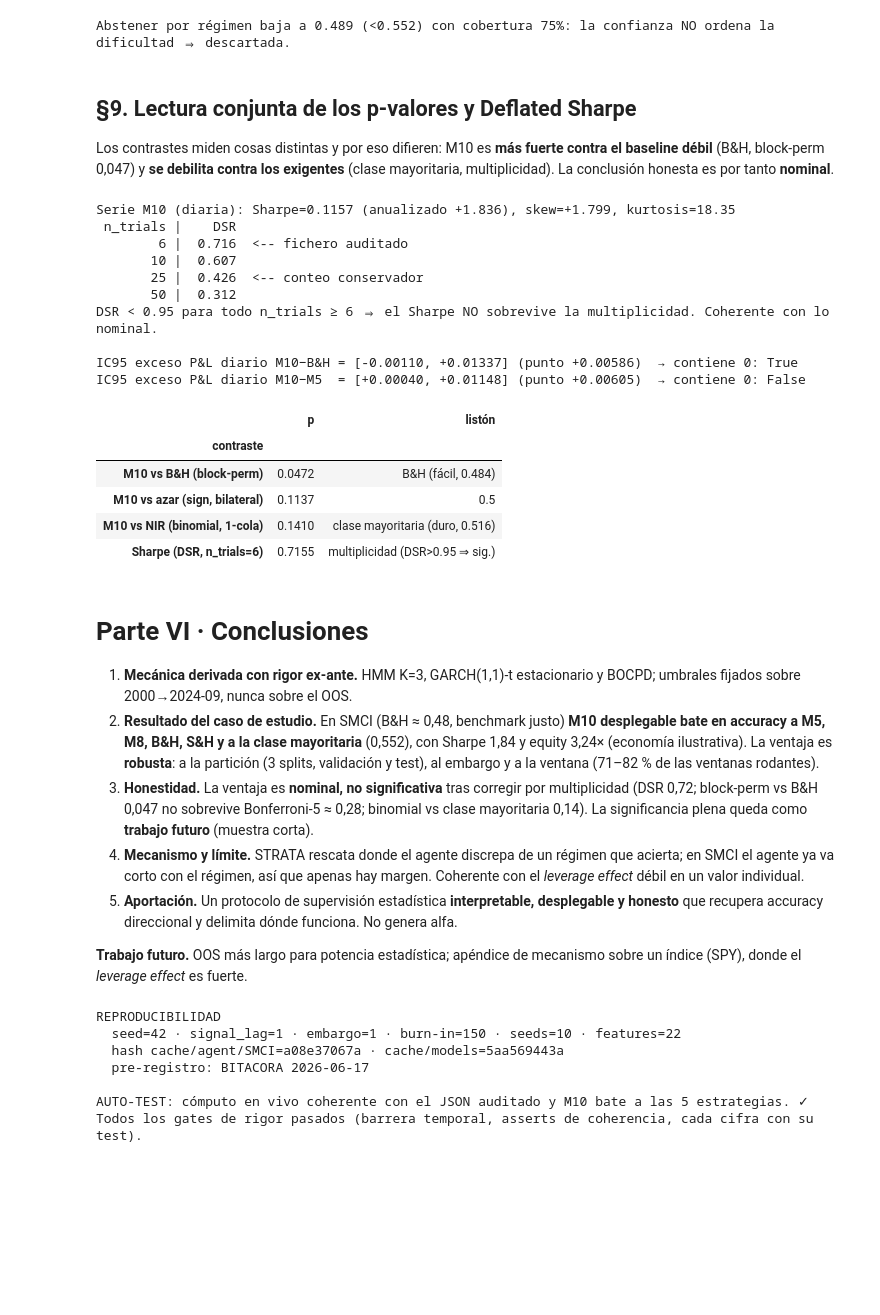
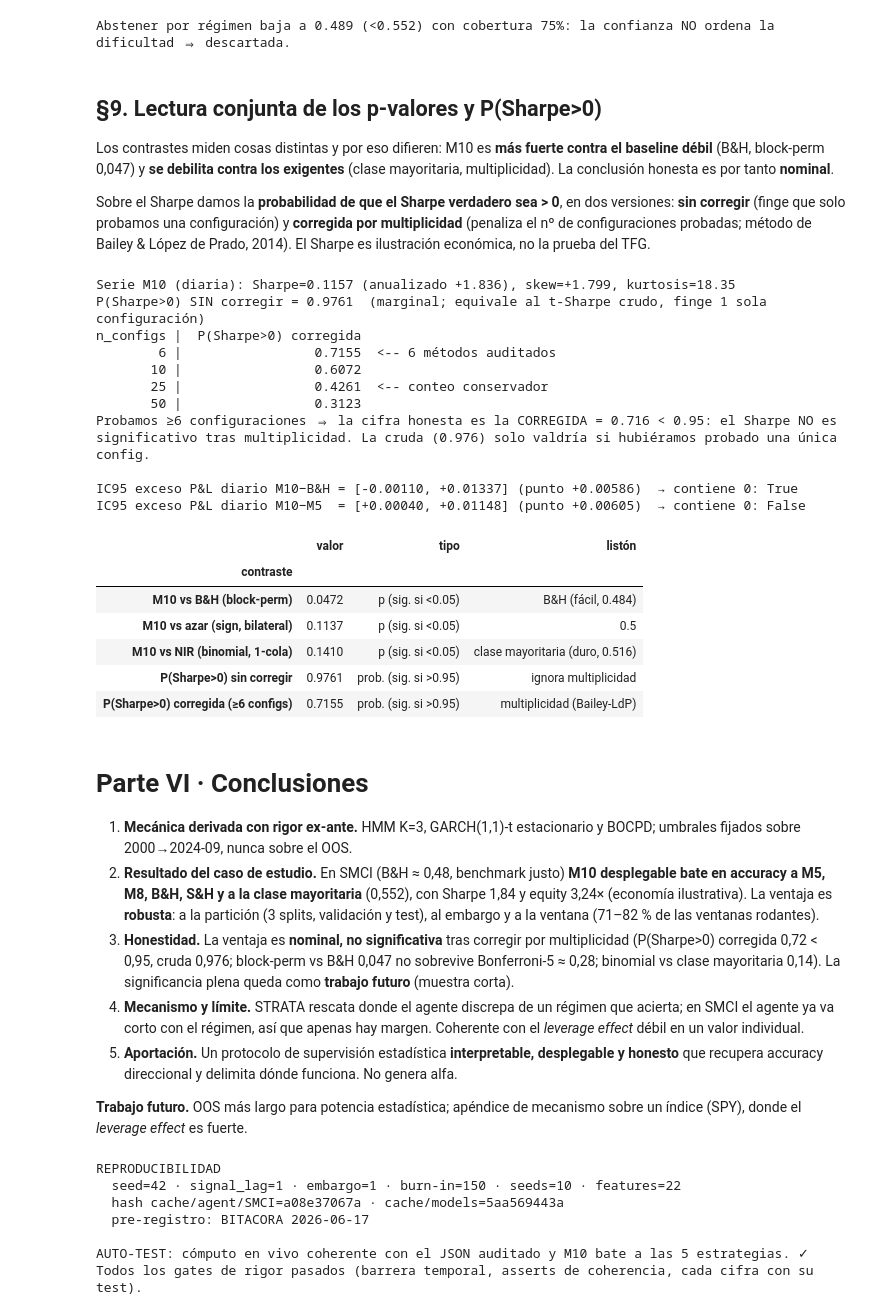
Before and after one commit to RaquelGarciah/Real-time-statistical-supervision-of-an-AI-trading-agent, a Jupyter notebook: notebooks/STRATA_SMCI.ipynb, the cells around one changed output. Drawn from its saved outputs; the diff is of its cells as text; code cells hidden in the pictures; blank space fills up the shorter version.

```diff
--- a/notebooks/STRATA_SMCI.ipynb
+++ b/notebooks/STRATA_SMCI.ipynb
@@ -938,59 +938,71 @@ print("Abstener por régimen baja a 0.489 (<0.552) con cobertura 75%: la confian
 [figure]
 Abstener por régimen baja a 0.489 (<0.552) con cobertura 75%: la confianza NO ordena la dificultad ⇒ descartada.
 # %% [markdown]
-## §9. Lectura conjunta de los p-valores y Deflated Sharpe
+## §9. Lectura conjunta de los p-valores y P(Sharpe>0)
 
 Los contrastes miden cosas distintas y por eso difieren: M10 es **más fuerte contra el baseline débil** (B&H,
 block-perm 0,047) y **se debilita contra los exigentes** (clase mayoritaria, multiplicidad). La conclusión
 honesta es por tanto **nominal**.
+
+Sobre el Sharpe damos la **probabilidad de que el Sharpe verdadero sea > 0**, en dos versiones: **sin corregir**
+(finge que solo probamos una configuración) y **corregida por multiplicidad** (penaliza el nº de configuraciones
+probadas; método de Bailey & López de Prado, 2014). El Sharpe es ilustración económica, no la prueba del TFG.
 # %%
-# --- Deflated Sharpe: la fórmula (Bailey & LdP 2014) usa SE=1/sqrt(T-1) → Sharpe POR OBSERVACIÓN (diario) ---
-from scipy.stats import skew as _sk, kurtosis as _ku
+# --- P(Sharpe verdadero > 0): cruda (sin multiplicidad) y corregida por nº de configuraciones probadas ---
+# La fórmula usa SE=1/sqrt(T-1) ⇒ Sharpe POR OBSERVACIÓN (diario, no anualizado).
+from scipy.stats import skew as _sk, kurtosis as _ku, norm as _norm
 nr10 = NR["M10"]; nr10 = nr10[~np.isnan(nr10)]
-sr_d = float(nr10.mean() / nr10.std(ddof=1))          # Sharpe DIARIO (no anualizar dentro del DSR)
+sr_d = float(nr10.mean() / nr10.std(ddof=1))          # Sharpe diario
 sk, ku = float(_sk(nr10)), float(_ku(nr10, fisher=False))
-# n_trials = nº de CONFIGURACIONES entre las que se SELECCIONÓ (no las 10 semillas, que se promedian).
-#   n_trials=6 = los 6 métodos avanzados del fichero auditado (→ DSR≈0.72, coincide con m10_smci_advanced.json);
-#   un conteo más conservador (deep 5 + avanzados 8 + embargo 6 + splits 3 ≈ 25) deflacta aún más.
+den = float(np.sqrt(1 - sk * sr_d + (ku - 1) / 4 * sr_d**2))
+p_raw = float(_norm.cdf(sr_d * np.sqrt(len(nr10) - 1) / den))     # SIN corregir multiplicidad
+# Corregida: n_configs = nº de configuraciones entre las que se seleccionó (NO las 10 semillas, que se promedian).
+#   6 = los métodos del fichero auditado m10_smci_advanced.json; ~25 contando deep+embargo+splits.
 print(f"Serie M10 (diaria): Sharpe={sr_d:.4f} (anualizado {sr_d*ANN:+.3f}), skew={sk:+.3f}, kurtosis={ku:.2f}")
-print(f"{'n_trials':>9} | {'DSR':>6}")
+print(f"P(Sharpe>0) SIN corregir = {p_raw:.4f}  (marginal; equivale al t-Sharpe crudo, finge 1 sola configuración)")
+print(f"{'n_configs':>9} | {'P(Sharpe>0) corregida':>22}")
 for nt in (6, 10, 25, 50):
-    dsr = deflated_sharpe(sr_d, nt, len(nr10), sk, ku)
-    tag = "  <-- fichero auditado" if nt == 6 else ("  <-- conteo conservador" if nt == 25 else "")
-    print(f"{nt:>9} | {dsr:>6.3f}{tag}")
-dsr6 = deflated_sharpe(sr_d, 6, len(nr10), sk, ku)
-print(f"DSR < 0.95 para todo n_trials ≥ 6 ⇒ el Sharpe NO sobrevive la multiplicidad. Coherente con lo nominal.")
+    p = deflated_sharpe(sr_d, nt, len(nr10), sk, ku)
+    tag = "  <-- 6 métodos auditados" if nt == 6 else ("  <-- conteo conservador" if nt == 25 else "")
+    print(f"{nt:>9} | {p:>22.4f}{tag}")
+p_sh_adj = deflated_sharpe(sr_d, 6, len(nr10), sk, ku)
+print(f"Probamos ≥6 configuraciones ⇒ la cifra honesta es la CORREGIDA = {p_sh_adj:.3f} < 0.95: el Sharpe NO es")
+print(f"significativo tras multiplicidad. La cruda ({p_raw:.3f}) solo valdría si hubiéramos probado una única config.")
 
 # IC95 del exceso de P&L diario (bootstrap estacionario, Politis-Romano): contiene 0 ⇒ ventaja económica nominal.
 lo_bh, hi_bh, pe_bh = stationary_bootstrap_ci(nr10 - NR["B&H"], np.mean, n=2000, seed=config.SEED)
 lo_m5, hi_m5, pe_m5 = stationary_bootstrap_ci(nr10 - NR["M5"], np.mean, n=2000, seed=config.SEED)
 print(f"\nIC95 exceso P&L diario M10−B&H = [{lo_bh:+.5f}, {hi_bh:+.5f}] (punto {pe_bh:+.5f})  → contiene 0: {lo_bh < 0 < hi_bh}")
 print(f"IC95 exceso P&L diario M10−M5  = [{lo_m5:+.5f}, {hi_m5:+.5f}] (punto {pe_m5:+.5f})  → contiene 0: {lo_m5 < 0 < hi_m5}")
 
 resumen_p = pd.DataFrame([
-    {"contraste": "M10 vs B&H (block-perm)", "p": round(p_bp_bh, 4), "listón": "B&H (fácil, 0.484)"},
-    {"contraste": "M10 vs azar (sign, bilateral)", "p": round(p_sign, 4), "listón": "0.5"},
-    {"contraste": "M10 vs NIR (binomial, 1-cola)", "p": round(p_nir, 4), "listón": "clase mayoritaria (duro, 0.516)"},
-    {"contraste": "Sharpe (DSR, n_trials=6)", "p": round(dsr6, 4), "listón": "multiplicidad (DSR>0.95 ⇒ sig.)"},
+    {"contraste": "M10 vs B&H (block-perm)", "valor": round(p_bp_bh, 4), "tipo": "p (sig. si <0.05)", "listón": "B&H (fácil, 0.484)"},
+    {"contraste": "M10 vs azar (sign, bilateral)", "valor": round(p_sign, 4), "tipo": "p (sig. si <0.05)", "listón": "0.5"},
+    {"contraste": "M10 vs NIR (binomial, 1-cola)", "valor": round(p_nir, 4), "tipo": "p (sig. si <0.05)", "listón": "clase mayoritaria (duro, 0.516)"},
+    {"contraste": "P(Sharpe>0) sin corregir", "valor": round(p_raw, 4), "tipo": "prob. (sig. si >0.95)", "listón": "ignora multiplicidad"},
+    {"contraste": "P(Sharpe>0) corregida (≥6 configs)", "valor": round(p_sh_adj, 4), "tipo": "prob. (sig. si >0.95)", "listón": "multiplicidad (Bailey-LdP)"},
 ]).set_index("contraste")
 resumen_p
 # %% [output]
 Serie M10 (diaria): Sharpe=0.1157 (anualizado +1.836), skew=+1.799, kurtosis=18.35
- n_trials |    DSR
-        6 |  0.716  <-- fichero auditado
-       10 |  0.607
-       25 |  0.426  <-- conteo conservador
-       50 |  0.312
-DSR < 0.95 para todo n_trials ≥ 6 ⇒ el Sharpe NO sobrevive la multiplicidad. Coherente con lo nominal.
+P(Sharpe>0) SIN corregir = 0.9761  (marginal; equivale al t-Sharpe crudo, finge 1 sola configuración)
+n_configs |  P(Sharpe>0) corregida
+        6 |                 0.7155  <-- 6 métodos auditados
+       10 |                 0.6072
+       25 |                 0.4261  <-- conteo conservador
+       50 |                 0.3123
+Probamos ≥6 configuraciones ⇒ la cifra honesta es la CORREGIDA = 0.716 < 0.95: el Sharpe NO es
+significativo tras multiplicidad. La cruda (0.976) solo valdría si hubiéramos probado una única config.
 
 IC95 exceso P&L diario M10−B&H = [-0.00110, +0.01337] (punto +0.00586)  → contiene 0: True
 IC95 exceso P&L diario M10−M5  = [+0.00040, +0.01148] (punto +0.00605)  → contiene 0: False
-|  | p | listón |
-| contraste |  |  |
-| M10 vs B&H (block-perm) | 0.0472 | B&H (fácil, 0.484) |
-| M10 vs azar (sign, bilateral) | 0.1137 | 0.5 |
-| M10 vs NIR (binomial, 1-cola) | 0.1410 | clase mayoritaria (duro, 0.516) |
-| Sharpe (DSR, n_trials=6) | 0.7155 | multiplicidad (DSR>0.95 ⇒ sig.) |
+|  | valor | tipo | listón |
+| contraste |  |  |  |
+| M10 vs B&H (block-perm) | 0.0472 | p (sig. si <0.05) | B&H (fácil, 0.484) |
+| M10 vs azar (sign, bilateral) | 0.1137 | p (sig. si <0.05) | 0.5 |
+| M10 vs NIR (binomial, 1-cola) | 0.1410 | p (sig. si <0.05) | clase mayoritaria (duro, 0.516) |
+| P(Sharpe>0) sin corregir | 0.9761 | prob. (sig. si >0.95) | ignora multiplicidad |
+| P(Sharpe>0) corregida (≥6 configs) | 0.7155 | prob. (sig. si >0.95) | multiplicidad (Bailey-LdP) |
 # %% [markdown]
 # Parte VI · Conclusiones
 
@@ -1000,8 +1012,9 @@ IC95 exceso P&L diario M10−M5  = [+0.00040, +0.01148] (punto +0.00605)  → co
    a M5, M8, B&H, S&H y a la clase mayoritaria** (0,552), con Sharpe 1,84 y equity 3,24× (economía
    ilustrativa). La ventaja es **robusta**: a la partición (3 splits, validación y test), al embargo y a la
    ventana (71–82 % de las ventanas rodantes).
-3. **Honestidad.** La ventaja es **nominal, no significativa** tras corregir por multiplicidad (DSR 0,72;
-   block-perm vs B&H 0,047 no sobrevive Bonferroni-5 ≈ 0,28; binomial vs clase mayoritaria 0,14). La
+3. **Honestidad.** La ventaja es **nominal, no significativa** tras corregir por multiplicidad (P(Sharpe>0)
+   corregida 0,72 < 0,95, cruda 0,976; block-perm vs B&H 0,047 no sobrevive Bonferroni-5 ≈ 0,28; binomial vs
+   clase mayoritaria 0,14). La
    significancia plena queda como **trabajo futuro** (muestra corta).
 4. **Mecanismo y límite.** STRATA rescata donde el agente discrepa de un régimen que acierta; en SMCI el agente
    ya va corto con el régimen, así que apenas hay margen. Coherente con el *leverage effect* débil en un valor
```
Also changed, not shown: parts of 3 cells of this notebook, 3 other files.
